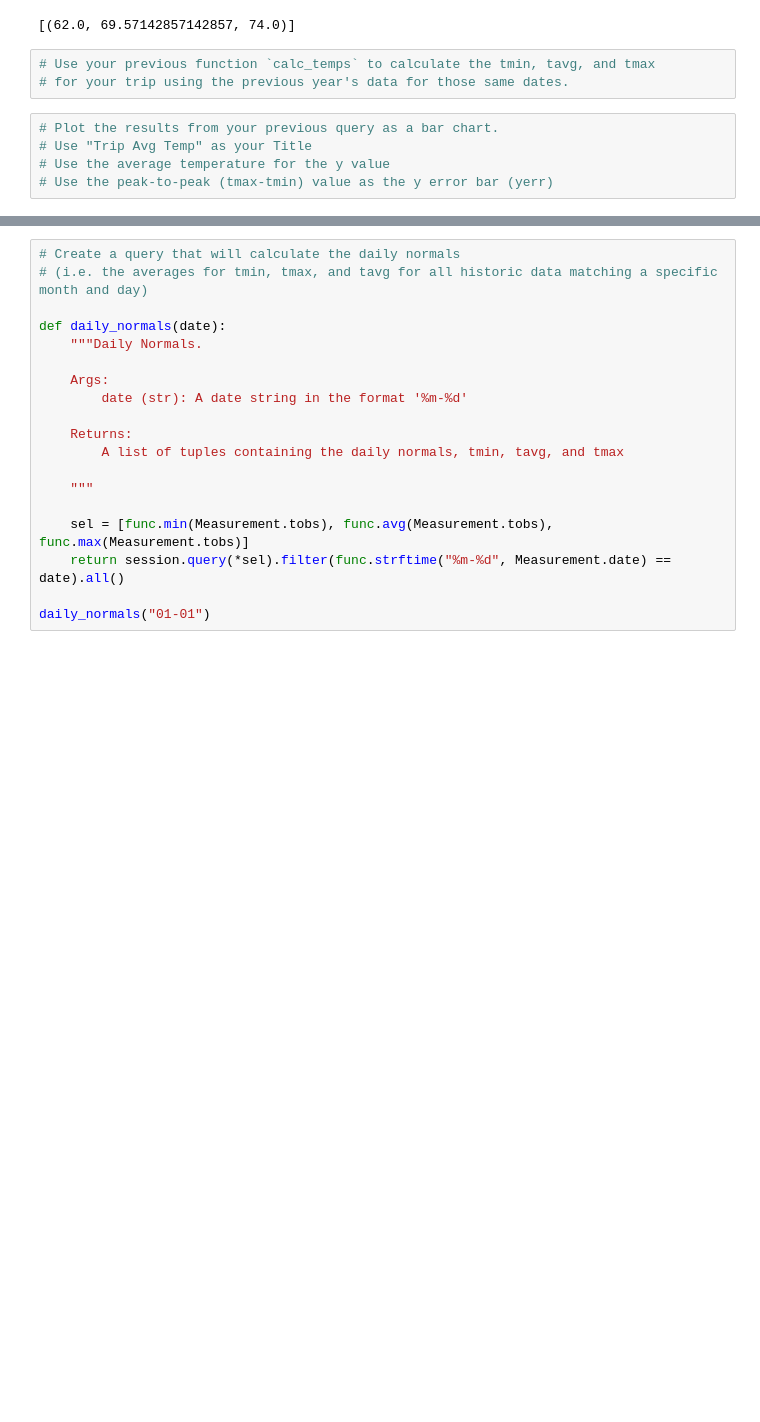
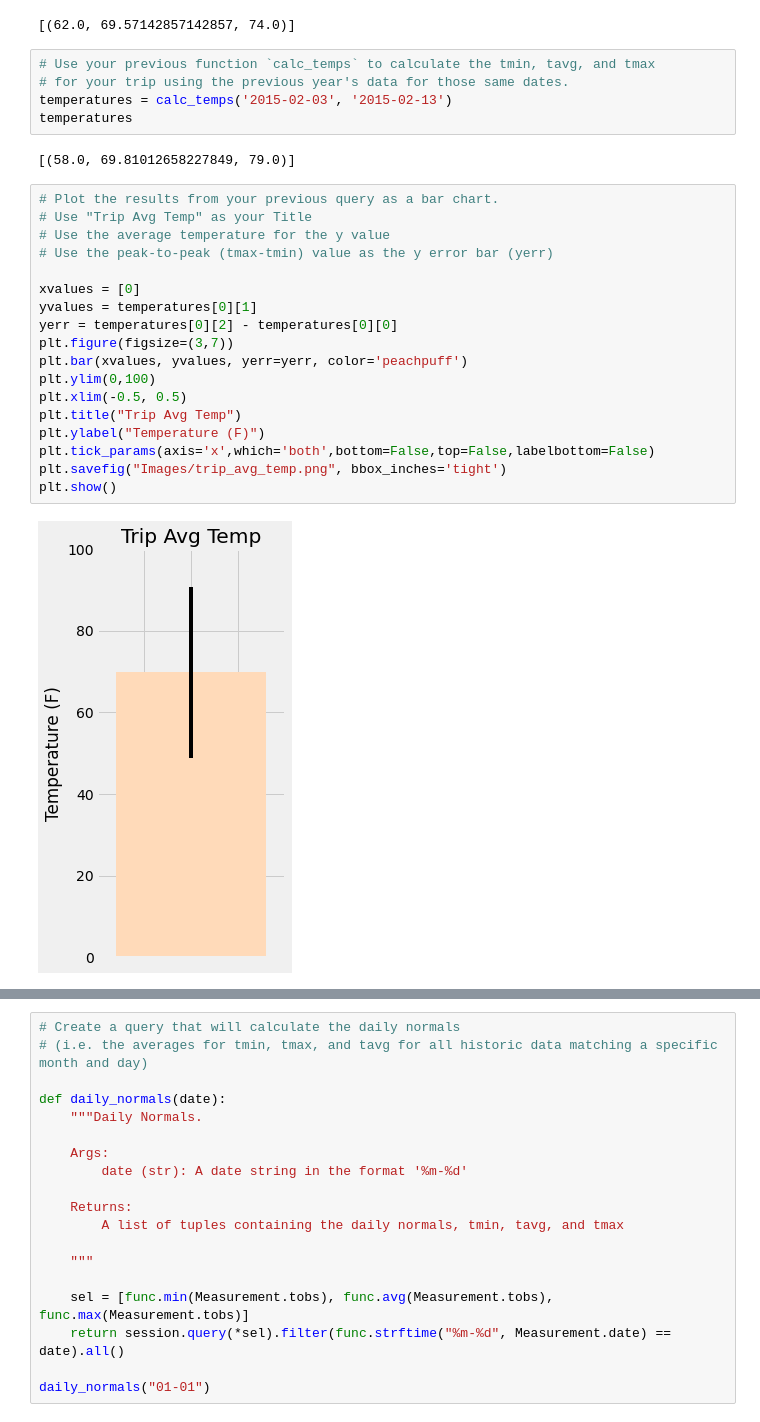
Before and after one commit to Alvin1359/hawaii-climate-analysis-sqlalchemy, a Jupyter notebook: climate_starter.ipynb, the cells around one changed output, grey strips where cells are left out. Cells and saved outputs as stored; diff of their text form; blank space fills up the shorter version.

```diff
--- a/climate_starter.ipynb
+++ b/climate_starter.ipynb
@@ -198,11 +197,30 @@ print(calc_temps('2012-02-28', '2012-03-05'))
 # %%
 # Use your previous function `calc_temps` to calculate the tmin, tavg, and tmax
 # for your trip using the previous year's data for those same dates.
+temperatures = calc_temps('2015-02-03', '2015-02-13')
+temperatures
+# %% [output]
+[(58.0, 69.81012658227849, 79.0)]
 # %%
 # Plot the results from your previous query as a bar chart.
 # Use "Trip Avg Temp" as your Title
 # Use the average temperature for the y value
 # Use the peak-to-peak (tmax-tmin) value as the y error bar (yerr)
+
+xvalues = [0]
+yvalues = temperatures[0][1]
+yerr = temperatures[0][2] - temperatures[0][0]
+plt.figure(figsize=(3,7))
+plt.bar(xvalues, yvalues, yerr=yerr, color='peachpuff')
+plt.ylim(0,100)
+plt.xlim(-0.5, 0.5)
+plt.title("Trip Avg Temp")
+plt.ylabel("Temperature (F)")
+plt.tick_params(axis='x',which='both',bottom=False,top=False,labelbottom=False)
+plt.savefig("Images/trip_avg_temp.png", bbox_inches='tight')
+plt.show()
+# %% [output]
+[figure, added]
 # %%
 # Calculate the total amount of rainfall per weather station for your trip dates using the previous year's matching dates.
 # Sort this in descending order by precipitation amount and list the station, name, latitude, longitude, and elevation
```
Also changed, not shown: parts of 8 cells of this notebook, 2 other files.
